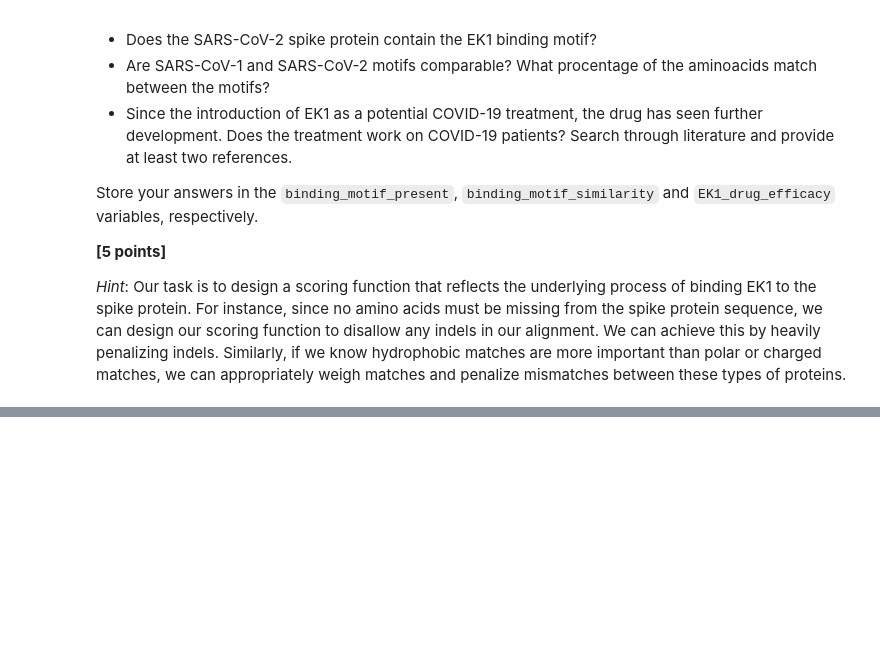
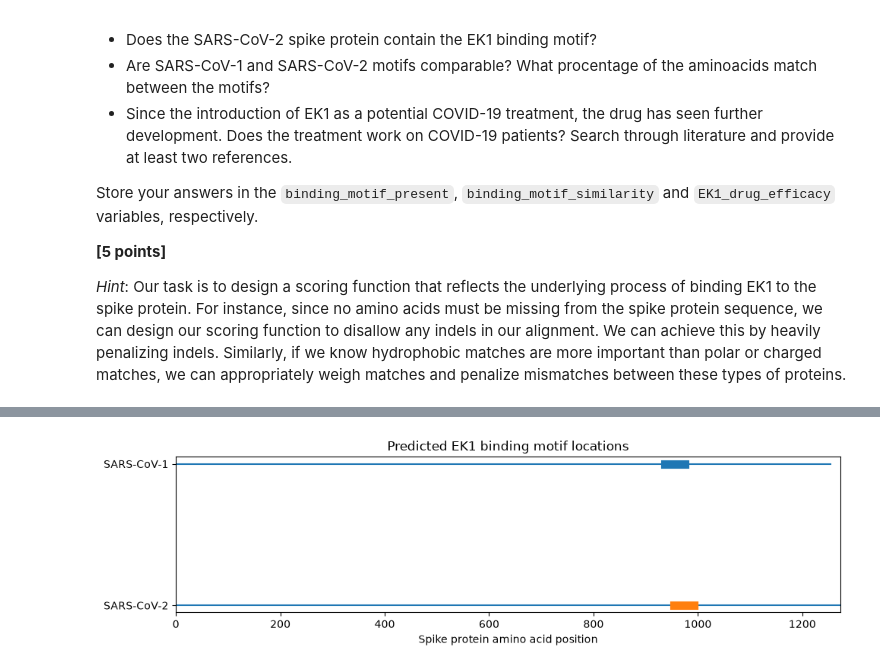
Before and after one commit to YiboShen1231/assign_gene_func, a Jupyter notebook: gene_func_workbook.ipynb, the cells around one changed output, grey strips where cells are left out. Saved outputs shown, nothing was run; the diff lists cells and outputs as text; code cells hidden in the pictures; blank space fills up the shorter version.

Commit message:
Complete assignment and final checks
Complete Problems 3, 4 and bonus

```diff
--- a/gene_func_workbook.ipynb
+++ b/gene_func_workbook.ipynb
@@ -389,0 +606,20 @@ Does the treatment work on COVID-19 patients? Search through literature and prov
+# %%
+from helper_functions import local_alignment
+
+sars1_result = local_alignment(
+    sars1_spike,
+    ek1_motif,
+    ek1_scoring
+)
+
+sars2_result = local_alignment(
+    sars2_spike,
+    ek1_motif,
+    ek1_scoring
+)
+
+print("SARS-CoV-1:")
+print(sars1_result)
+
+print("\nSARS-CoV-2:")
+print(sars2_result)
@@ -389,0 +658,36 @@ Does the treatment work on COVID-19 patients? Search through literature and prov
+# %%
+import matplotlib.pyplot as plt
+
+plt.figure(figsize=(10, 3))
+
+# full spike proteins
+plt.hlines(1, 0, len(sars1_spike))
+plt.hlines(0, 0, len(sars2_spike))
+
+# EK1 binding regions
+plt.plot(
+    [sars1_start, sars1_end],
+    [1, 1],
+    linewidth=8
+)
+
+plt.plot(
+    [sars2_start, sars2_end],
+    [0, 0],
+    linewidth=8
+)
+
+plt.yticks(
+    [1, 0],
+    ["SARS-CoV-1", "SARS-CoV-2"]
+)
+
+plt.xlim(0, max(len(sars1_spike), len(sars2_spike)))
+plt.xlabel("Spike protein amino acid position")
+plt.title("Predicted EK1 binding motif locations")
+
+plt.tight_layout()
+plt.savefig("problem-bonus.png", dpi=300)
+plt.show()
+# %% [output]
+[figure, added]
```
Also changed, not shown: parts of 28 cells of this notebook.
